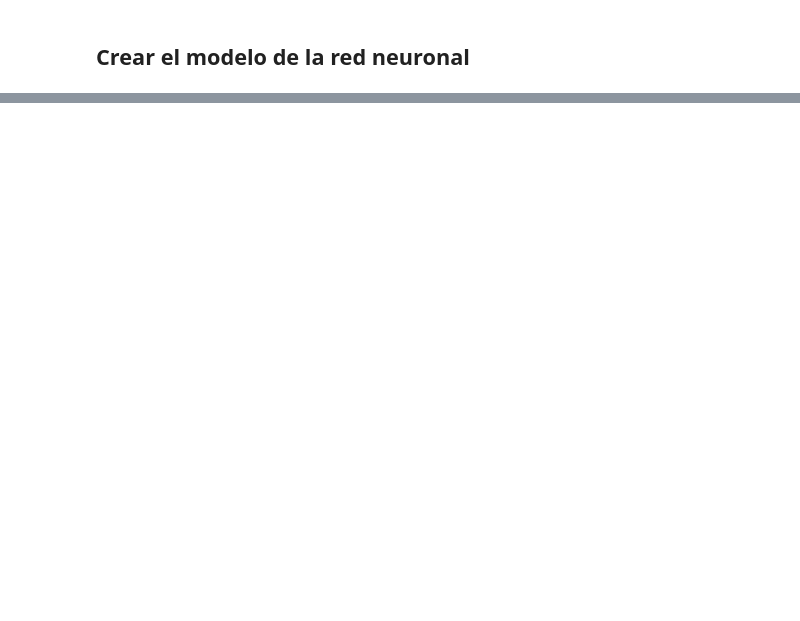
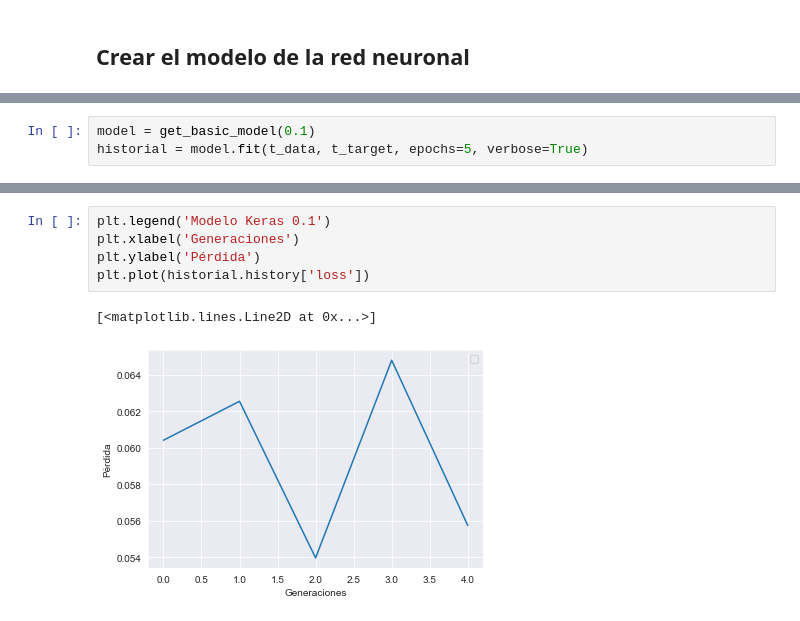
Before and after one commit to Machine1314/Proyecto-Final-AI, a Jupyter notebook: credit_card_fraud.ipynb, the cells around one changed output, grey strips where cells are left out. Drawn from its saved outputs; the diff is of its cells as text; blank space fills up the shorter version.

```diff
--- a/credit_card_fraud.ipynb
+++ b/credit_card_fraud.ipynb
@@ -419,0 +448,3 @@ scores = model.evaluate(w_test, w_true)
+# %%
+model = get_basic_model(0.1)
+historial = model.fit(t_data, t_target, epochs=5, verbose=True)
@@ -419,0 +462,8 @@ scores = model.evaluate(w_test, w_true)
+# %%
+plt.legend('Modelo Keras 0.1')
+plt.xlabel('Generaciones')
+plt.ylabel('Pérdida')
+plt.plot(historial.history['loss'])
+# %% [output]
+[<matplotlib.lines.Line2D at 0x...>]
+[figure, added]
```
Also changed, not shown: parts of 35 cells of this notebook.
